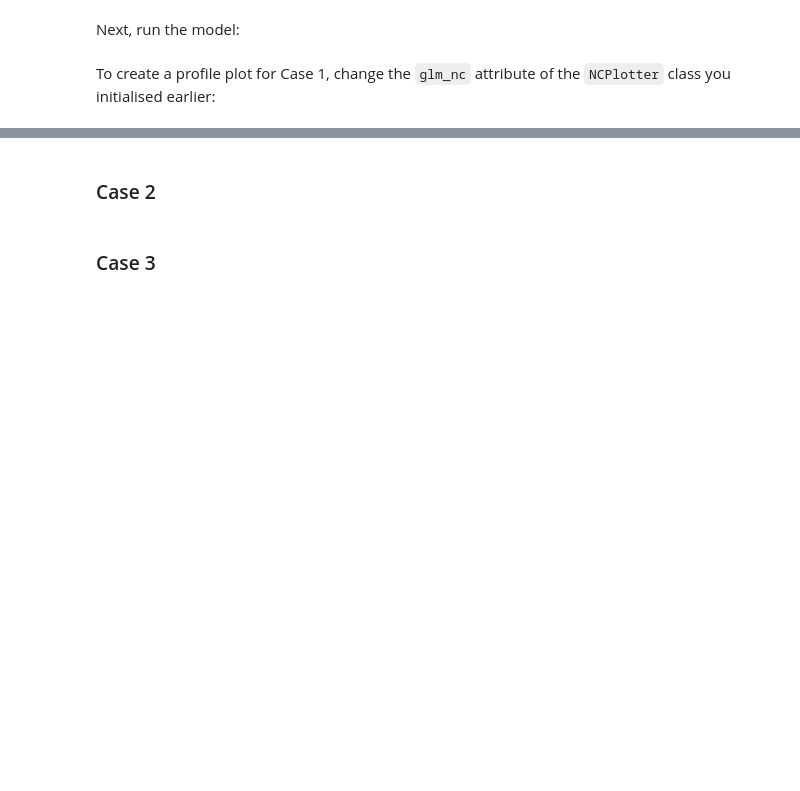
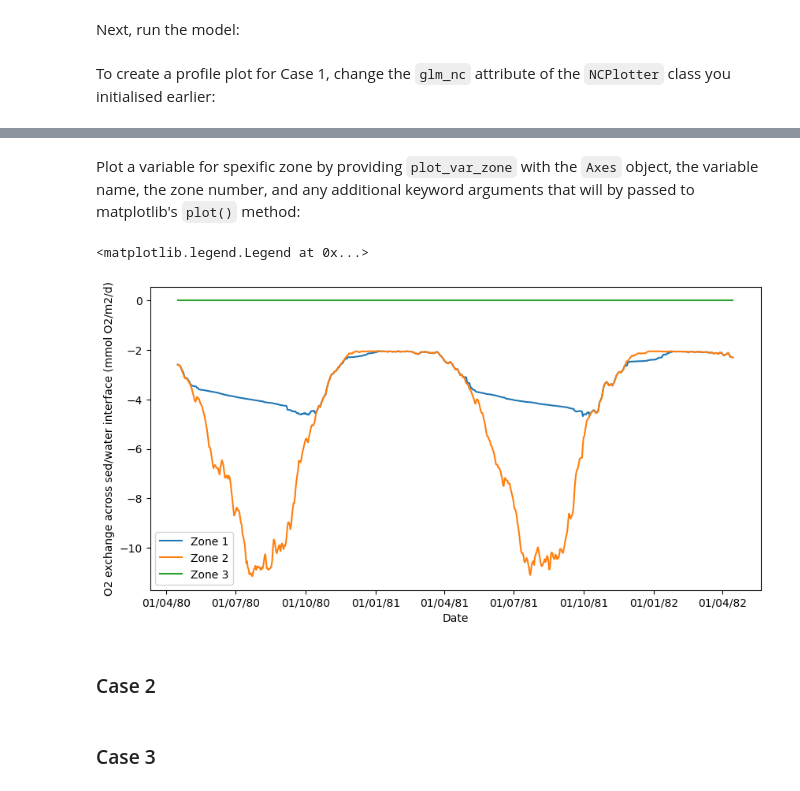
Before and after one commit to FLARE-forecast/glm_python_example, a Jupyter notebook: efi-workshop.ipynb, the cells around one changed output, grey strips where cells are left out. Saved outputs shown, nothing was run; the diff lists cells and outputs as text; code cells hidden in the pictures; blank space fills up the shorter version.

```diff
--- a/efi-workshop.ipynb
+++ b/efi-workshop.ipynb
@@ -218,3 +270,14 @@ col_bar.set_label(f"{var_long_name} ({var_units})")
+# %% [markdown]
+Plot a variable for spexific zone by providing `plot_var_zone` with the `Axes` object, the variable name, the zone number, and any additional keyword arguments that will by passed to matplotlib's `plot()` method:
+# %%
+fig, ax = plt.subplots(figsize=(10, 5))
+nc.plot_var_zone(ax=ax, var="OXY_oxy_dsf_Z", zone=1, param_dict={"label": "Zone 1"})
+nc.plot_var_zone(ax, "OXY_oxy_dsf_Z", 2, {"label": "Zone 2"})
+nc.plot_var_zone(ax, "OXY_oxy_dsf_Z", 3, {"label": "Zone 3"})
+ax.legend()
+# %% [output]
+<matplotlib.legend.Legend at 0x...>
+[figure, added]
 # %% [markdown]
 ### Case 2
 # %%
```
Also changed, not shown: parts of 16 cells of this notebook, 1 other file.
